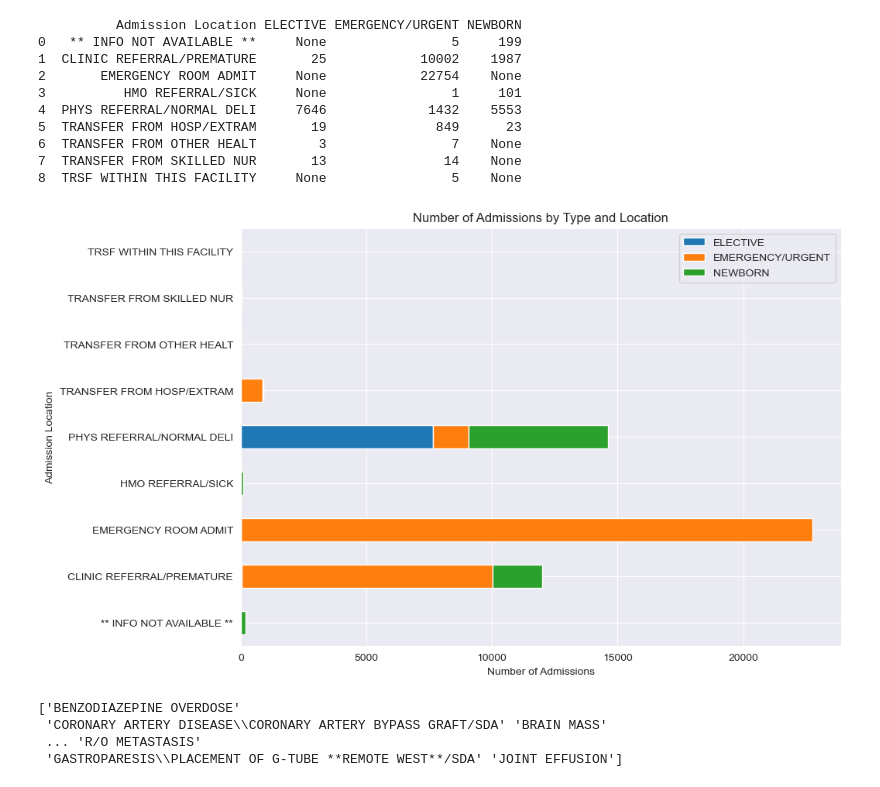
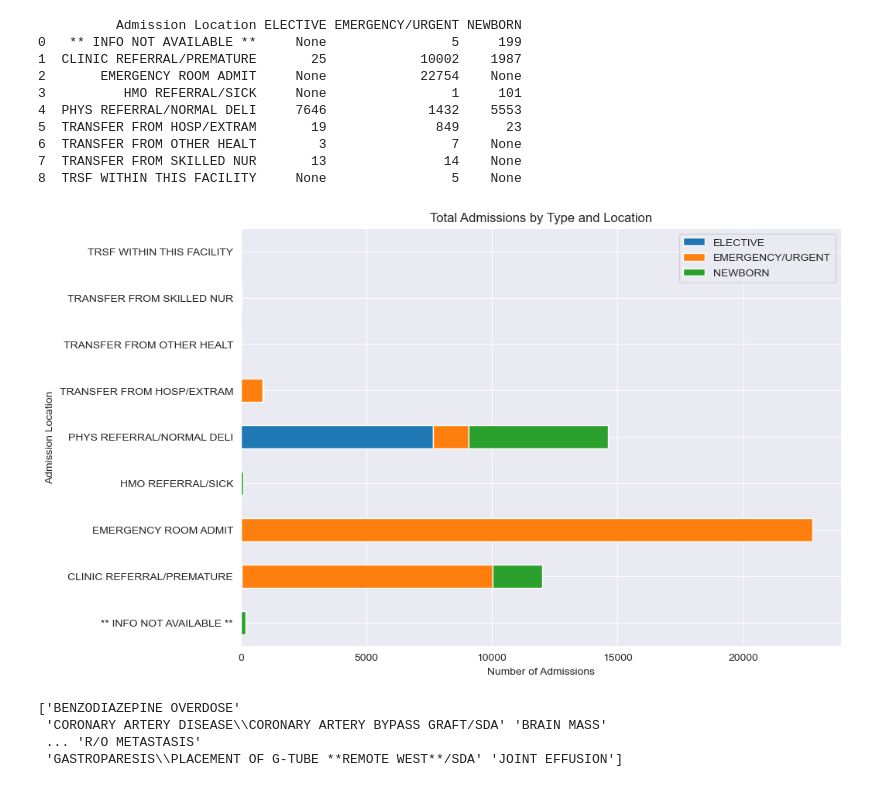
Before and after one commit to drama-404/FuzzyMedNet, a Jupyter notebook: data_viz/01_patient_stay_data.ipynb, the cells around one changed output. Drawn from its saved outputs; the diff is of its cells as text; code cells hidden in the pictures.

```diff
--- a/data_viz/01_patient_stay_data.ipynb
+++ b/data_viz/01_patient_stay_data.ipynb
@@ -167,18 +179,18 @@ print(pivot_table)
 # %%
 pivot_table.fillna(0, inplace=True)
 pivot_table.set_index('Admission Location', inplace=True)
 
 # First, convert the data types of the numerical columns to integer
 for col in ['ELECTIVE', 'EMERGENCY/URGENT', 'NEWBORN']:
     pivot_table[col] = pivot_table[col].astype(int)
 
 pivot_table.plot(kind='barh', stacked=True, figsize=(10, 7))
 
 plt.xlabel('Number of Admissions')
-plt.title('Number of Admissions by Type and Location')
+plt.title('Total Admissions by Type and Location')
 plt.show()
 # %% [output]
-[figure, old version]
+[figure, new version]
 # %%
 # check preliminary diagnosis
 print(admissions.diagnosis.unique())
```
Also changed, not shown: parts of 4 cells of this notebook, 1 other file.
